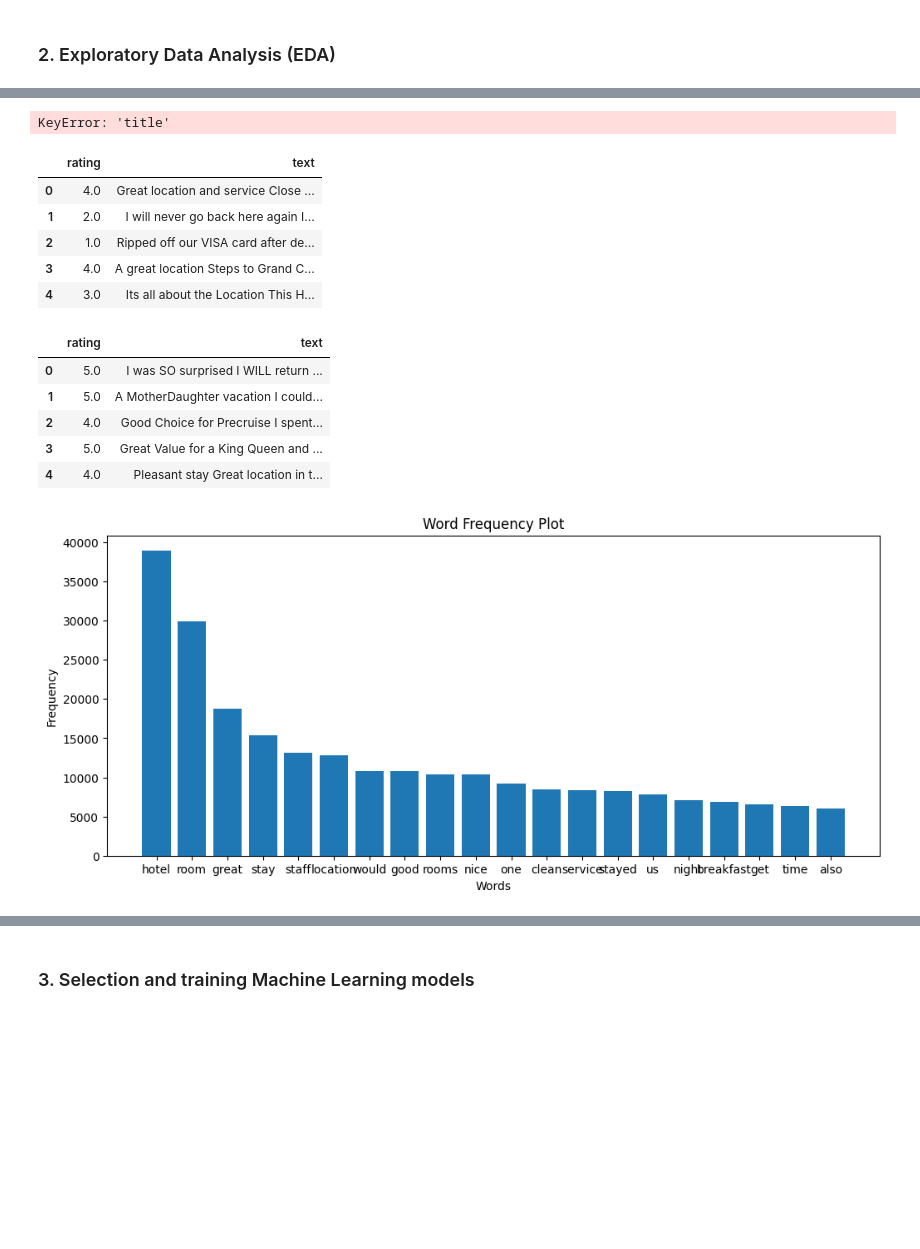
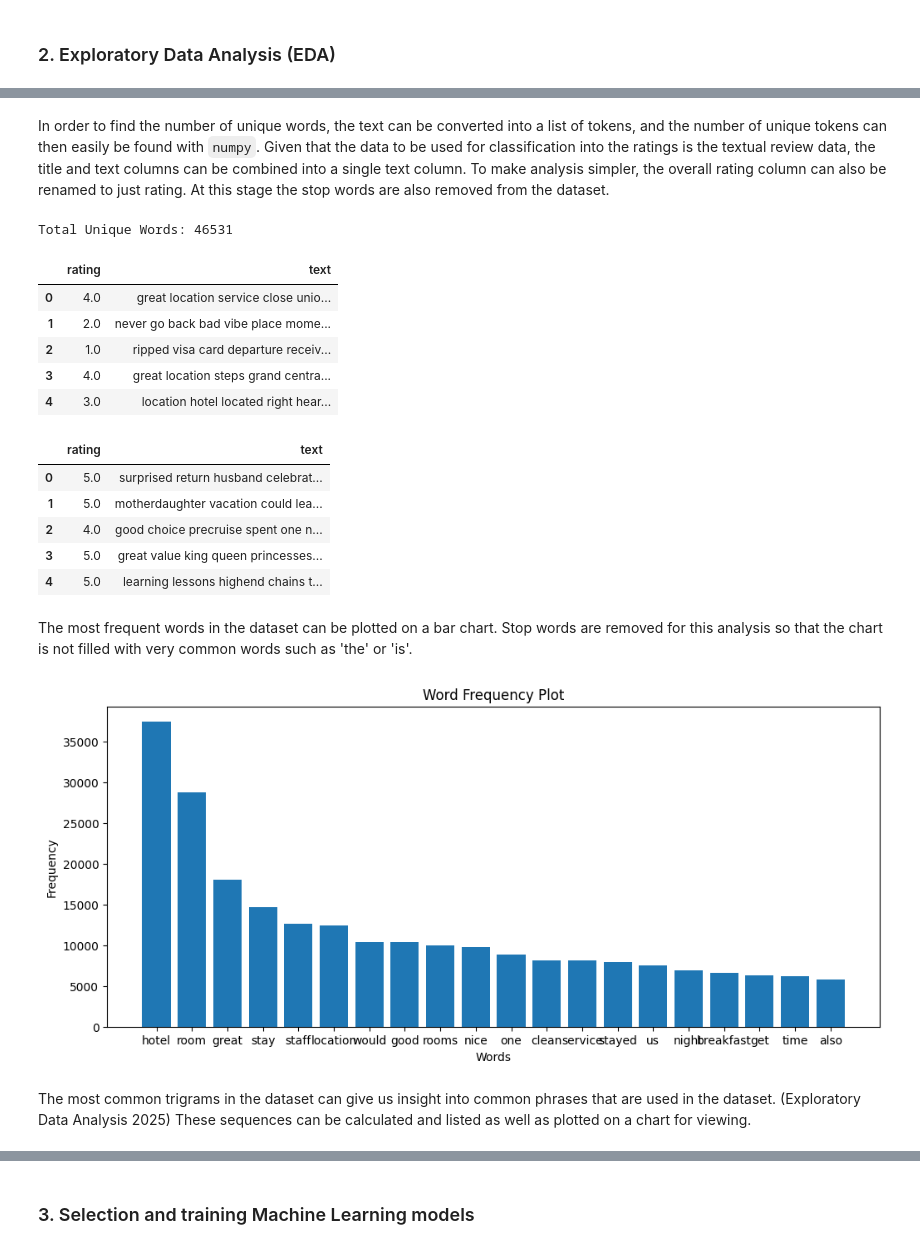
Before and after one commit to CHamilton0/COMP-SCI-7417-Applied-Natural-Language-Processing, a Jupyter notebook: Assignment1/ANLP_2025_S1_assignment1_a1766121_christopher_hamilton_version02.ipynb, the cells around one changed output, grey strips where cells are left out. Saved outputs shown, nothing was run; the diff lists cells and outputs as text; code cells hidden in the pictures; blank space fills up the shorter version.

Commit message:
Commit version 17: Includes text description about each step

```diff
--- a/Assignment1/ANLP_2025_S1_assignment1_a1766121_christopher_hamilton_version02.ipynb
+++ b/Assignment1/ANLP_2025_S1_assignment1_a1766121_christopher_hamilton_version02.ipynb
@@ -103,12 +108,10 @@ Name: count, dtype: int64
 # %%
 # Remove remove non-alphanumeric characters from the title and text columns
-# https://saturncloud.io/blog/how-to-remove-special-characters-in-pandas-dataframe/#use-lambda-function
+train_df.loc[:, 'title'] = train_df['title'].apply(lambda x: ''.join(char.lower() for char in x if char.isalnum() or char.isspace()))
+train_df.loc[:, 'text'] = train_df['text'].apply(lambda x: ''.join(char.lower() for char in x if char.isalnum() or char.isspace()))
 
-train_df.loc[:, 'title'] = train_df['title'].apply(lambda x: ''.join(char for char in x if char.isalnum() or char.isspace()))
-train_df.loc[:, 'text'] = train_df['text'].apply(lambda x: ''.join(char for char in x if char.isalnum() or char.isspace()))
-
-test_df.loc[:, 'title'] = test_df['title'].apply(lambda x: ''.join(char for char in x if char.isalnum() or char.isspace()))
-test_df.loc[:, 'text'] = test_df['text'].apply(lambda x: ''.join(char for char in x if char.isalnum() or char.isspace()))
+test_df.loc[:, 'title'] = test_df['title'].apply(lambda x: ''.join(char.lower() for char in x if char.isalnum() or char.isspace()))
+test_df.loc[:, 'text'] = test_df['text'].apply(lambda x: ''.join(char.lower() for char in x if char.isalnum() or char.isspace()))
 # %%
 train_df.head()
 # %% [output]
@@ -272,5 +267,9 @@ told       -0.256448
 dtype: float64
+# %% [markdown]
+In order to find the number of unique words, the text can be converted into a list of tokens, and the number of unique tokens can then easily be found with `numpy`. Given that the data to be used for classification into the ratings is the textual review data, the title and text columns can be combined into a single text column. To make analysis simpler, the overall rating column can also be renamed to just rating. At this stage the stop words are also removed from the dataset.
 # %%
+from nltk.corpus import stopwords
+
 # Create a column with the title and text together
 train_df["combined_text"] = train_df["title"] + " " + train_df["text"]
 test_df["combined_text"] = test_df["title"] + " " + test_df["text"]
@@ -280,55 +279,53 @@ test_df = test_df.drop(columns=["title", "text"])
 train_df = train_df.rename(columns={"ratings.overall": "rating", "combined_text": "text"})
 test_df = test_df.rename(columns={"ratings.overall": "rating", "combined_text": "text"})
 
+stop_words = set(stopwords.words('english'))
+train_df["text"] = train_df["text"].apply(lambda text: ' '.join([word for word in text.split(' ') if word not in stop_words]))
+test_df["text"] = test_df["text"].apply(lambda text: ' '.join([word for word in text.split(' ') if word not in stop_words]))
+
 # Split all reviews into words and find unique ones
-all_words_text = train_df.text.apply(nltk.word_tokenize)
+all_words_text = np.concatenate(train_df.text.apply(nltk.word_tokenize).to_numpy())
 
 unique_words = np.unique(all_words_text)
 
 print("Total Unique Words:", len(unique_words))
 # %% [output]
-KeyError: 'title'
+Total Unique Words: 46531
 # %%
 train_df.head()
 # %% [output]
 |  | rating | text |
-| 0 | 4.0 | Great location and service Close ... |
-| 1 | 2.0 | I will never go back here again I... |
-| 2 | 1.0 | Ripped off our VISA card after de... |
-| 3 | 4.0 | A great location Steps to Grand C... |
-| 4 | 3.0 | Its all about the Location This H... |
+| 0 | 4.0 | great location service close unio... |
+| 1 | 2.0 | never go back bad vibe place mome... |
+| 2 | 1.0 | ripped visa card departure receiv... |
+| 3 | 4.0 | great location steps grand centra... |
+| 4 | 3.0 | location hotel located right hear... |
 # %%
 test_df.head()
 # %% [output]
 |  | rating | text |
-| 0 | 5.0 | I was SO surprised I WILL return ... |
-| 1 | 5.0 | A MotherDaughter vacation I could... |
-| 2 | 4.0 | Good Choice for Precruise I spent... |
-| 3 | 5.0 | Great Value for a King Queen and ... |
-| 4 | 4.0 | Pleasant stay Great location in t... |
+| 0 | 5.0 | surprised return husband celebrat... |
+| 1 | 5.0 | motherdaughter vacation could lea... |
+| 2 | 4.0 | good choice precruise spent one n... |
+| 3 | 5.0 | great value king queen princesses... |
+| 4 | 5.0 | learning lessons highend chains t... |
+# %% [markdown]
+The most frequent words in the dataset can be plotted on a bar chart. Stop words are removed for this analysis so that the chart is not filled with very common words such as 'the' or 'is'.
 # %%
 from collections import Counter
 import matplotlib.pyplot as plt
-from nltk.tokenize import word_tokenize
-from nltk.corpus import stopwords
 
-stop_words = set(stopwords.words('english'))
-
-tokens = [
-    word.lower() for sentence in unique_words.tolist()
-    for s in sentence
-    for word in word_tokenize(s)
-    if word.isalnum() and word.lower() not in stop_words
-]
-
+tokens = [word for word in all_words_text if word not in stop_words]
 word_freq = Counter(tokens)
 
 plt.figure(figsize=(12, 5))
 plt.bar(*zip(*word_freq.most_common(20)))
 plt.xlabel("Words")
 plt.ylabel("Frequency")
 plt.title("Word Frequency Plot")
 plt.show()
 # %% [output]
-[figure, old version]
+[figure, new version]
+# %% [markdown]
+The most common trigrams in the dataset can give us insight into common phrases that are used in the dataset. (Exploratory Data Analysis 2025) These sequences can be calculated and listed as well as plotted on a chart for viewing.
 # %%
```
Also changed, not shown: parts of 32 cells of this notebook, 2 other files.
